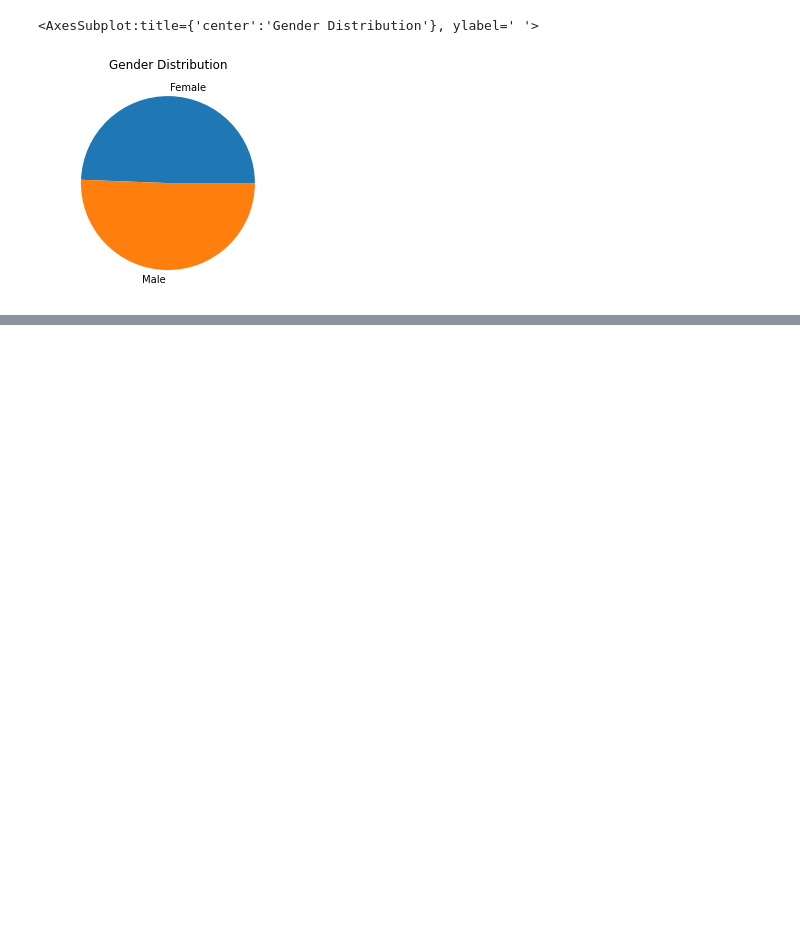
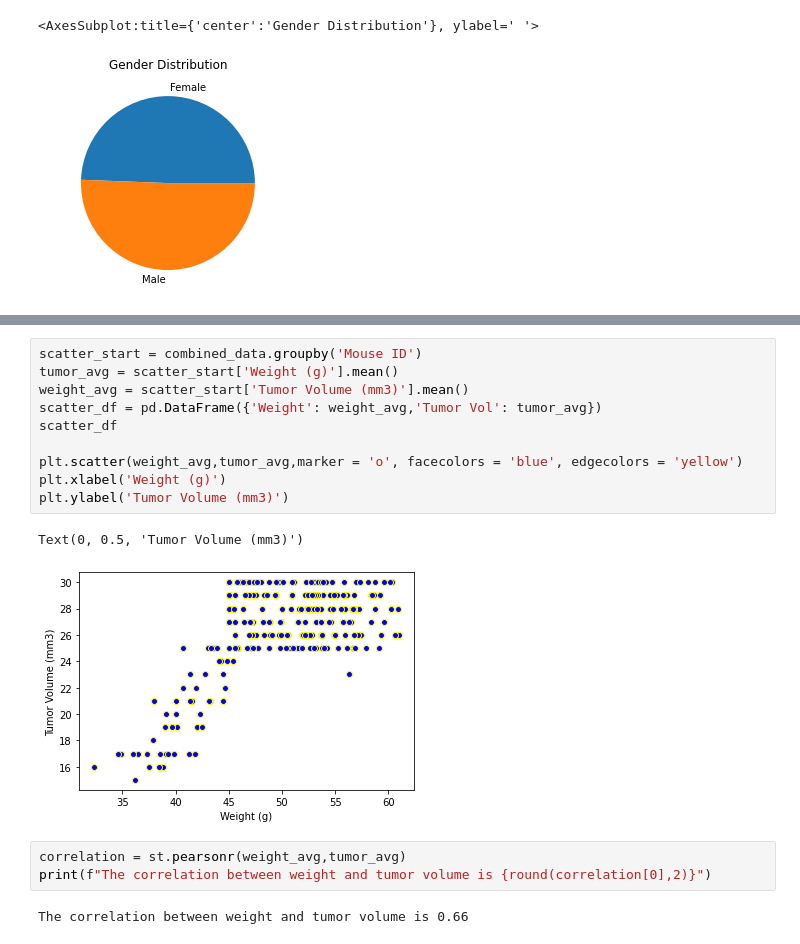
Before and after one commit to CharlesHilgeman/matplotlib-challenge, a Jupyter notebook: pymaceauticals.ipynb, the cells around one changed output, grey strips where cells are left out. Drawn from its saved outputs; the diff is of its cells as text; blank space fills up the shorter version.

```diff
--- a/pymaceauticals.ipynb
+++ b/pymaceauticals.ipynb
@@ -121,0 +186,18 @@ gender_pie
+# %%
+scatter_start = combined_data.groupby('Mouse ID')
+tumor_avg = scatter_start['Weight (g)'].mean()
+weight_avg = scatter_start['Tumor Volume (mm3)'].mean()
+scatter_df = pd.DataFrame({'Weight': weight_avg,'Tumor Vol': tumor_avg})
+scatter_df
+
+plt.scatter(weight_avg,tumor_avg,marker = 'o', facecolors = 'blue', edgecolors = 'yellow')
+plt.xlabel('Weight (g)')
+plt.ylabel('Tumor Volume (mm3)')
+# %% [output]
+Text(0, 0.5, 'Tumor Volume (mm3)')
+[figure, added]
+# %%
+correlation = st.pearsonr(weight_avg,tumor_avg)
+print(f"The correlation between weight and tumor volume is {round(correlation[0],2)}")
+# %% [output]
+The correlation between weight and tumor volume is 0.66
```
Also changed, not shown: parts of 7 cells of this notebook.
